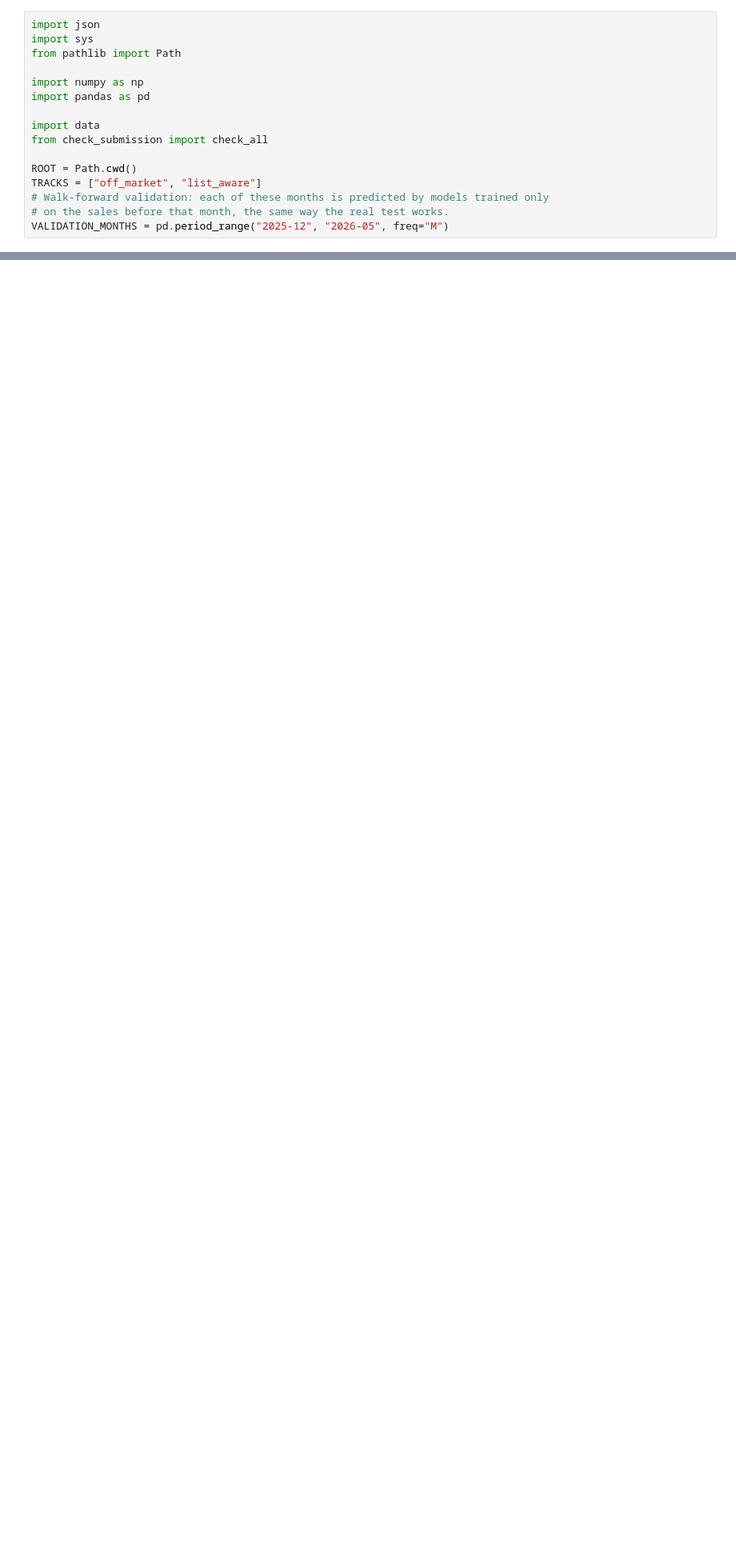
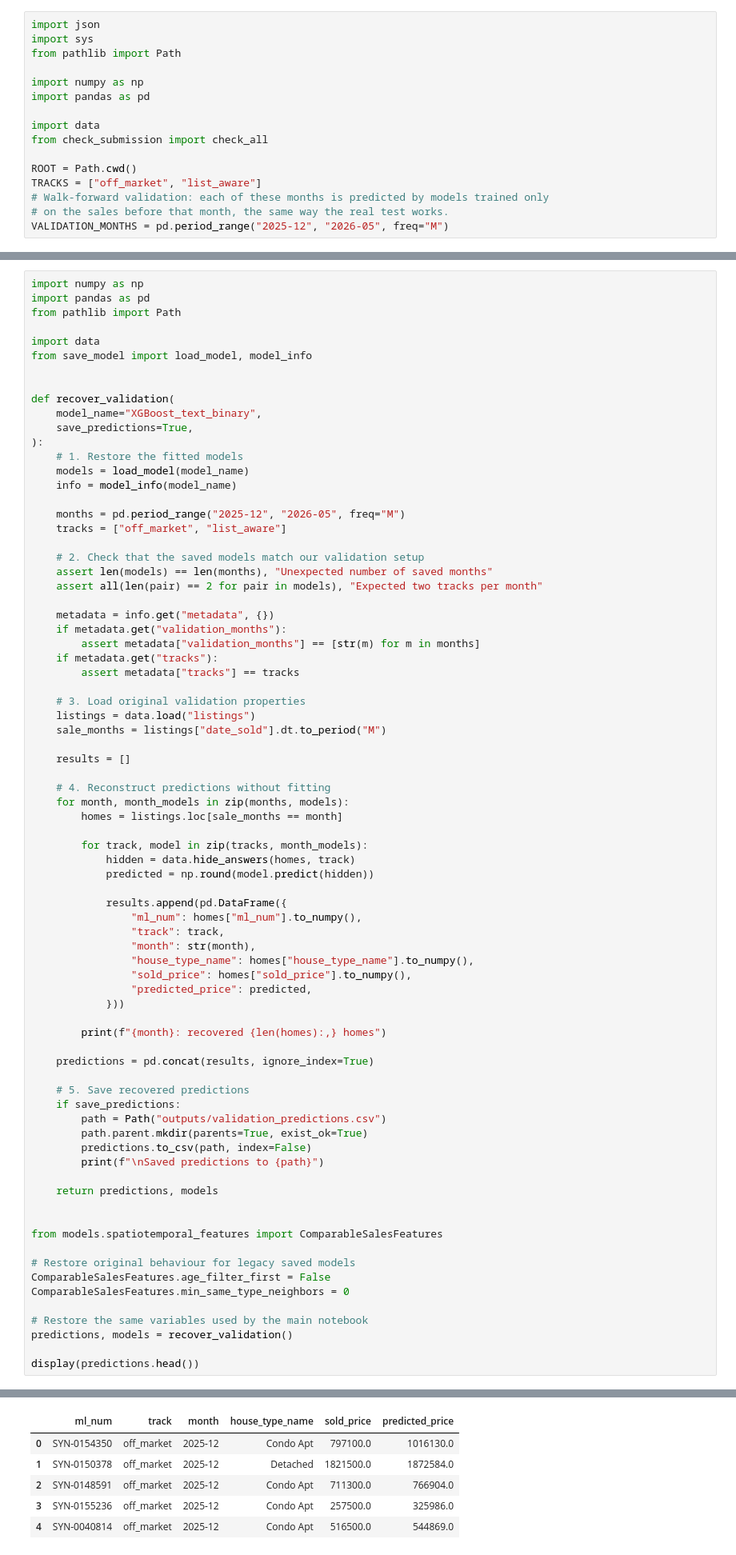
Before and after one commit to HiddenL123/SSU-Data-Dash-hdnl-comp, a Jupyter notebook: model_run.ipynb, the cells around one changed output, grey strips where cells are left out. Shown at 80% size. Drawn from its saved outputs; the diff is of its cells as text; blank space fills up the shorter version.

```diff
--- a/model_run.ipynb
+++ b/model_run.ipynb
@@ -312,0 +308,78 @@ predictions, models = validate(
+# %%
+import numpy as np
+import pandas as pd
+from pathlib import Path
+
+import data
+from save_model import load_model, model_info
+
+
+def recover_validation(
+    model_name="XGBoost_text_binary",
+    save_predictions=True,
+):
+    # 1. Restore the fitted models
+    models = load_model(model_name)
+    info = model_info(model_name)
+
+    months = pd.period_range("2025-12", "2026-05", freq="M")
+    tracks = ["off_market", "list_aware"]
+
+    # 2. Check that the saved models match our validation setup
+    assert len(models) == len(months), "Unexpected number of saved months"
+    assert all(len(pair) == 2 for pair in models), "Expected two tracks per month"
+
+    metadata = info.get("metadata", {})
+    if metadata.get("validation_months"):
+        assert metadata["validation_months"] == [str(m) for m in months]
+    if metadata.get("tracks"):
+        assert metadata["tracks"] == tracks
+
+    # 3. Load original validation properties
+    listings = data.load("listings")
+    sale_months = listings["date_sold"].dt.to_period("M")
+
+    results = []
+
+    # 4. Reconstruct predictions without fitting
+    for month, month_models in zip(months, models):
+        homes = listings.loc[sale_months == month]
+
+        for track, model in zip(tracks, month_models):
+            hidden = data.hide_answers(homes, track)
+            predicted = np.round(model.predict(hidden))
+
+            results.append(pd.DataFrame({
+                "ml_num": homes["ml_num"].to_numpy(),
+                "track": track,
+                "month": str(month),
+                "house_type_name": homes["house_type_name"].to_numpy(),
+                "sold_price": homes["sold_price"].to_numpy(),
+                "predicted_price": predicted,
+            }))
+
+        print(f"{month}: recovered {len(homes):,} homes")
+
+    predictions = pd.concat(results, ignore_index=True)
+
+    # 5. Save recovered predictions
+    if save_predictions:
+        path = Path("outputs/validation_predictions.csv")
+        path.parent.mkdir(parents=True, exist_ok=True)
+        predictions.to_csv(path, index=False)
+        print(f"\nSaved predictions to {path}")
+
+    return predictions, models
+
+
+from models.spatiotemporal_features import ComparableSalesFeatures
+
+# Restore original behaviour for legacy saved models
+ComparableSalesFeatures.age_filter_first = False
+ComparableSalesFeatures.min_same_type_neighbors = 0
+
+# Restore the same variables used by the main notebook
+predictions, models = recover_validation()
+
+display(predictions.head())
+# %% [output]
@@ -313,3 +394,9 @@ predictions, models = validate(
+|  | ml_num | track | month | house_type_name | sold_price | predicted_price |
+| 0 | SYN-0154350 | off_market | 2025-12 | Condo Apt | 797100.0 | 1016130.0 |
+| 1 | SYN-0150378 | off_market | 2025-12 | Detached | 1821500.0 | 1872584.0 |
+| 2 | SYN-0148591 | off_market | 2025-12 | Condo Apt | 711300.0 | 766904.0 |
+| 3 | SYN-0155236 | off_market | 2025-12 | Condo Apt | 257500.0 | 325986.0 |
+| 4 | SYN-0040814 | off_market | 2025-12 | Condo Apt | 516500.0 | 544869.0 |
 # %%
 report(predictions)
 # %% [output]
```
Also changed, not shown: parts of 3 cells of this notebook, 2 other files.
